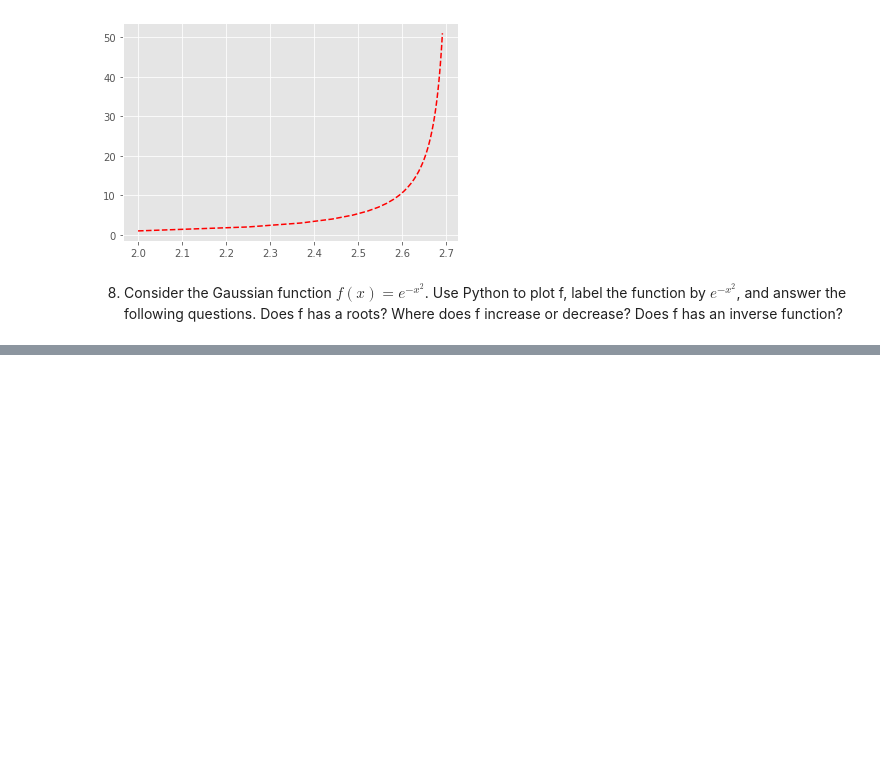
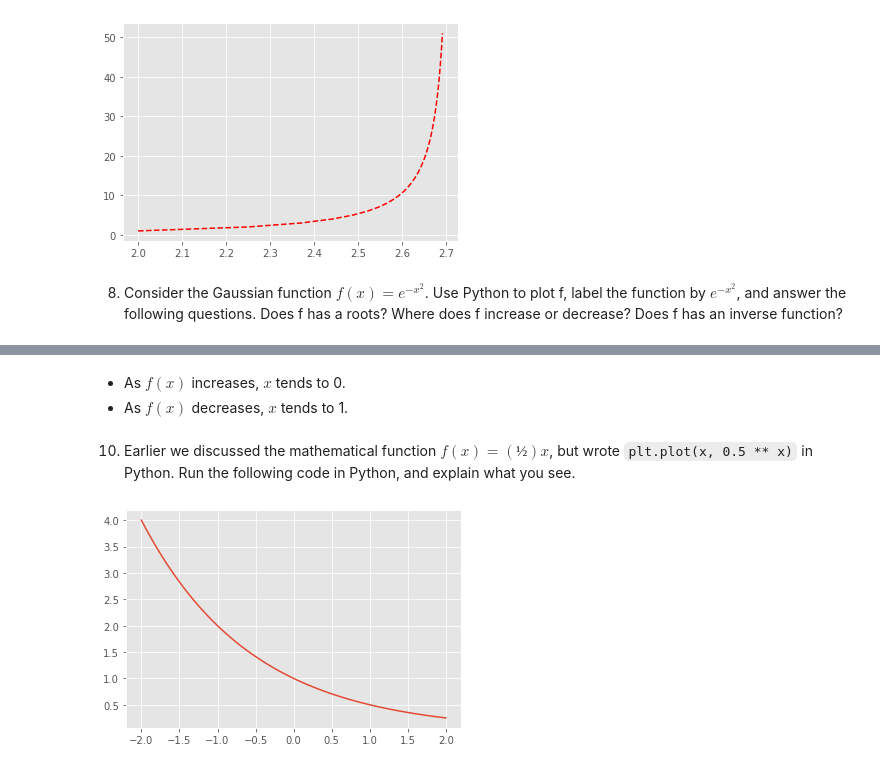
Before and after one commit to the-ben-borg/bloom-dse, a Jupyter notebook: linear-algebra/DSE-LinearAlgebra-Assignment3_Functions.ipynb, the cells around one changed output, grey strips where cells are left out. Saved outputs shown, nothing was run; the diff lists cells and outputs as text; code cells hidden in the pictures; blank space fills up the shorter version.

```diff
--- a/linear-algebra/DSE-LinearAlgebra-Assignment3_Functions.ipynb
+++ b/linear-algebra/DSE-LinearAlgebra-Assignment3_Functions.ipynb
@@ -117,0 +129,11 @@ plt.show()
+# %% [markdown]
+- As $f\left(x\right)$ increases, $x$ tends to 0.
+- As $f\left(x\right)$ decreases, $x$ tends to 1.
+# %% [markdown]
+10. Earlier we discussed the mathematical function $f(x) = (½)x$, but wrote `plt.plot(x, 0.5 ** x)` in Python. Run the following code in Python, and explain what you see.
+# %%
+x = np.linspace(-2, 2, 101)
+plt.plot(x, (1/2)**x)
+plt.show()
+# %% [output]
+[figure, added]
```
Also changed, not shown: parts of 10 cells of this notebook, 1 other file.
